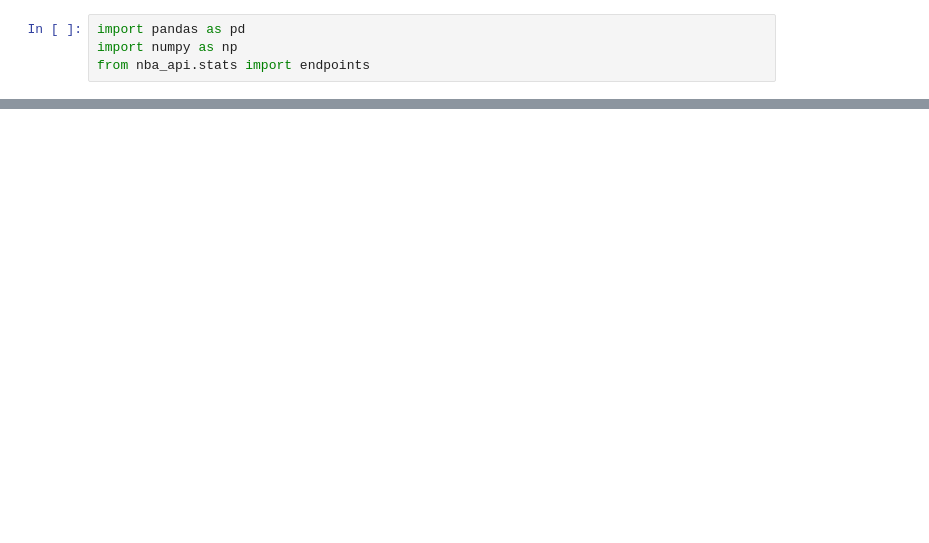
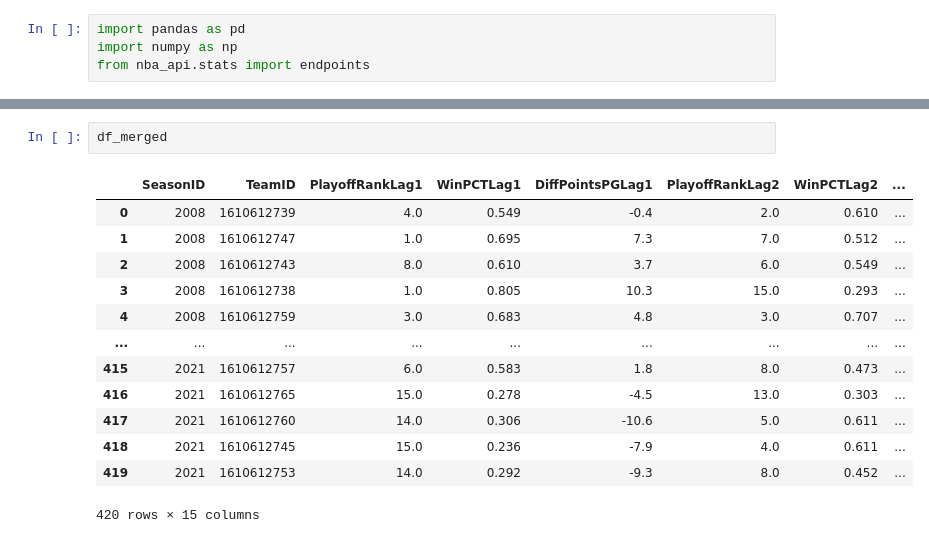
Before and after one commit to mltnsia/nbaPlayoff, a Jupyter notebook: nba_api.ipynb, the cells around one changed output, grey strips where cells are left out. Saved outputs shown, nothing was run; the diff lists cells and outputs as text; blank space fills up the shorter version.

```diff
--- a/nba_api.ipynb
+++ b/nba_api.ipynb
@@ -115,6 +85,22 @@ Try using .loc[row_indexer,col_indexer] = value instead
 
 See the caveats in the documentation: https://pandas.pydata.org/pandas-docs/stable/user_guide/indexing.html#returning-a-view-versus-a-copy
   df_nonulls['isPlayoff'] = (df_nonulls['PlayoffRank'] <= 8).astype(int)
+# %%
+df_merged
+# %% [output]
+|  | SeasonID | TeamID | PlayoffRankLag1 | WinPCTLag1 | DiffPointsPGLag1 | PlayoffRankLag2 | WinPCTLag2 | ... |
+| 0 | 2008 | 1610612739 | 4.0 | 0.549 | -0.4 | 2.0 | 0.610 | ... |
+| 1 | 2008 | 1610612747 | 1.0 | 0.695 | 7.3 | 7.0 | 0.512 | ... |
+| 2 | 2008 | 1610612743 | 8.0 | 0.610 | 3.7 | 6.0 | 0.549 | ... |
+| 3 | 2008 | 1610612738 | 1.0 | 0.805 | 10.3 | 15.0 | 0.293 | ... |
+| 4 | 2008 | 1610612759 | 3.0 | 0.683 | 4.8 | 3.0 | 0.707 | ... |
+| ... | ... | ... | ... | ... | ... | ... | ... | ... |
+| 415 | 2021 | 1610612757 | 6.0 | 0.583 | 1.8 | 8.0 | 0.473 | ... |
+| 416 | 2021 | 1610612765 | 15.0 | 0.278 | -4.5 | 13.0 | 0.303 | ... |
+| 417 | 2021 | 1610612760 | 14.0 | 0.306 | -10.6 | 5.0 | 0.611 | ... |
+| 418 | 2021 | 1610612745 | 15.0 | 0.236 | -7.9 | 4.0 | 0.611 | ... |
+| 419 | 2021 | 1610612753 | 14.0 | 0.292 | -9.3 | 8.0 | 0.452 | ... |
+420 rows × 15 columns
 # %%
 df_east
 # %% [output]
```
Also changed, not shown: parts of 8 cells of this notebook, 5 other files.
